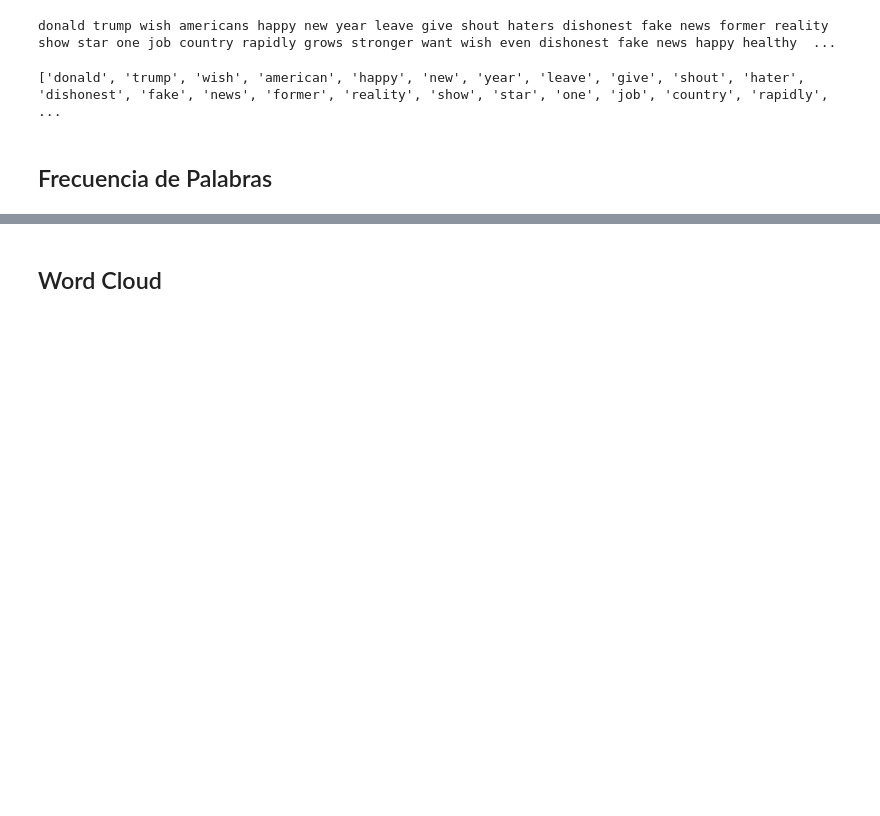
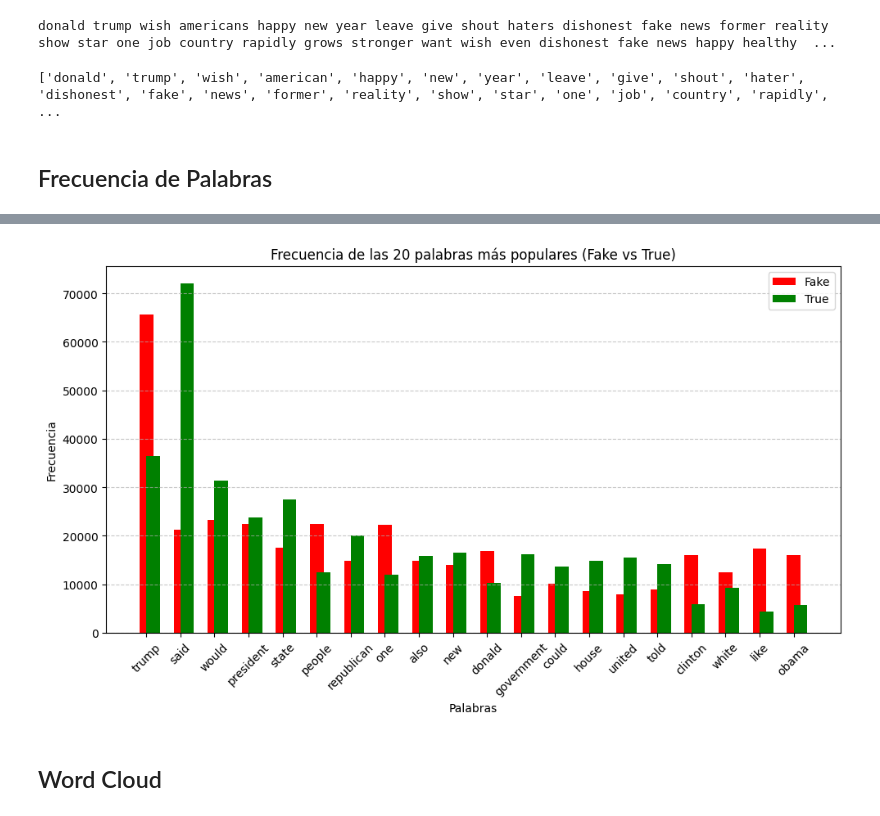
Before and after one commit to jzarcoo/FakeNewsDetection, a Jupyter notebook: NLP.ipynb, the cells around one changed output, grey strips where cells are left out. Saved outputs shown, nothing was run; the diff lists cells and outputs as text; code cells hidden in the pictures; blank space fills up the shorter version.

```diff
--- a/NLP.ipynb
+++ b/NLP.ipynb
@@ -85,3 +137,31 @@ plt.show()
+# %%
+freq_dist_total = freq_dist_fake + freq_dist_true
+n = 20
+palabras_comunes = freq_dist_total.most_common(n)
+
+fake_counts = [freq_dist_fake[p] for p, _ in palabras_comunes]
+true_counts = [freq_dist_true[p] for p, _ in palabras_comunes]
+palabras = [p for p, _ in palabras_comunes]
+x = range(len(palabras))
+
+
+fig, ax = plt.subplots(figsize=(10, 6))
+
+ax.bar(x, fake_counts, width=0.4, label='Fake', color='red', align='center')
+ax.bar(x, true_counts, width=0.4, label='True', color='green', align='edge')
+
+ax.set_xlabel('Palabras')
+ax.set_ylabel('Frecuencia')
+ax.set_title(f'Frecuencia de las {n} palabras más populares (Fake vs True)')
+ax.set_xticks(x)
+ax.set_xticklabels(palabras, rotation=45)
+ax.legend()
+
+plt.grid(axis='y', linestyle='--', alpha=0.7)
+plt.tight_layout()
+plt.show()
+# %% [output]
+[figure, added]
 # %% [markdown]
 ## Word Cloud
 # %%
```
Also changed, not shown: parts of 21 cells of this notebook.
